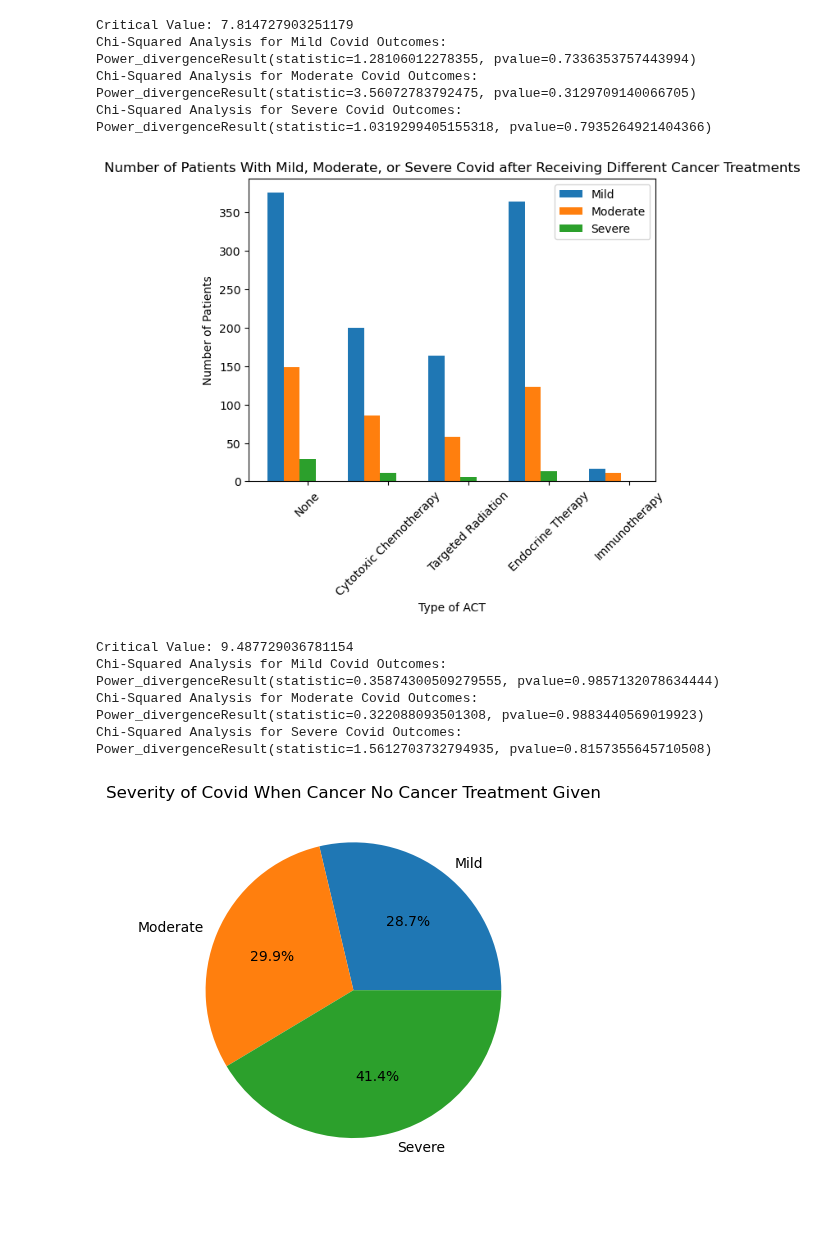
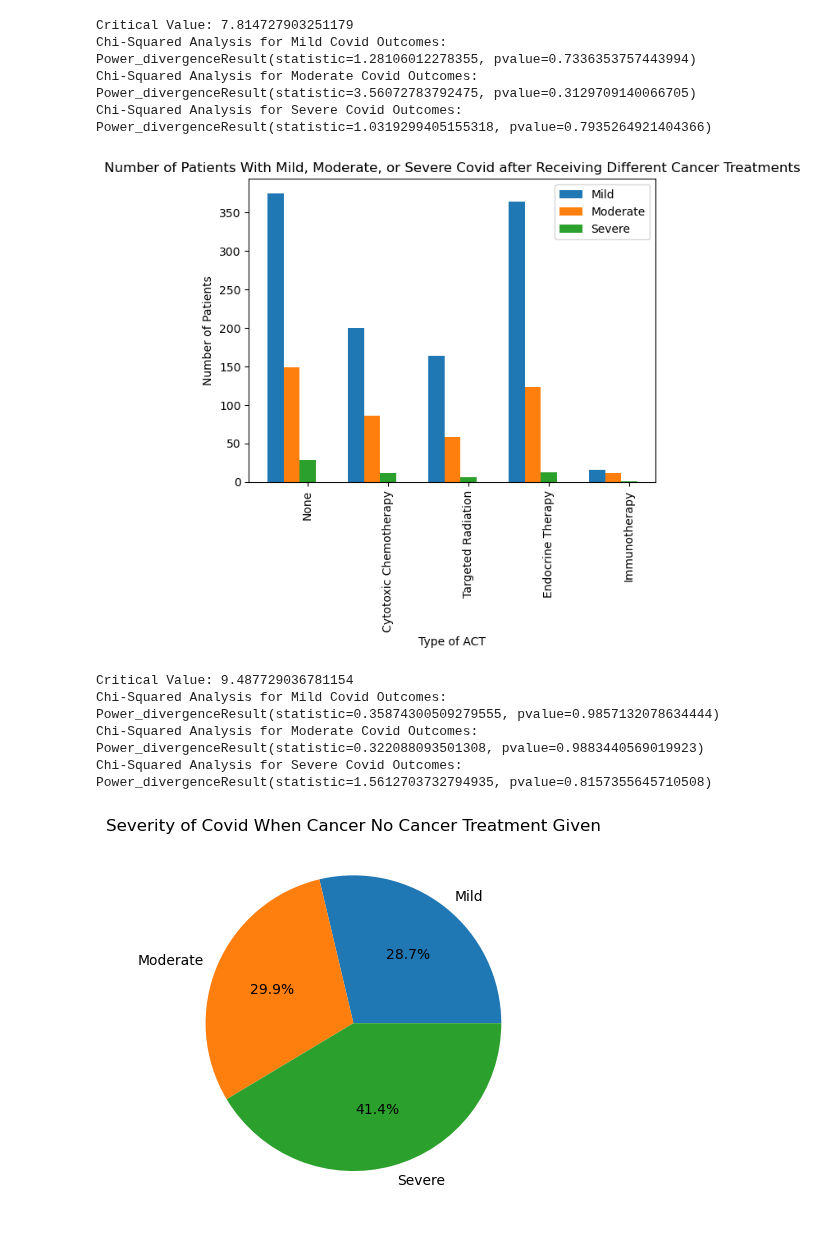
Before and after one commit to HSaleem352/Bootcamp-Project1, a Jupyter notebook: data_cleaning_afr.ipynb, the cells around one changed output. Drawn from its saved outputs; the diff is of its cells as text; code cells hidden in the pictures.

```diff
--- a/data_cleaning_afr.ipynb
+++ b/data_cleaning_afr.ipynb
@@ -195,7 +195,7 @@ plt.bar(treatment_x_axis - 0.4, mild_treatment, 0.2, label = 'Mild')
 plt.bar(treatment_x_axis - 0.2, mod_treatment, 0.2, label = 'Moderate')
 plt.bar(treatment_x_axis + 0, sev_treatment, 0.2, label = "Severe")
 
-plt.xticks(treatment_x_axis, treatment_bar_x_values, rotation=45)
+plt.xticks(treatment_x_axis, treatment_bar_x_values, rotation=90)
 plt.xlabel("Type of ACT")
 plt.ylabel("Number of Patients")
 plt.title("Number of Patients With Mild, Moderate, or Severe Covid after Receiving Different Cancer Treatments")
@@ -228,34 +228,34 @@ sev_endo_prop = sev_endo/mod_total
 sev_immuno_prop = sev_immuno/mod_total
 
 # Calculate Expected and Observed Values and Put Into List
 mild_treatment_stats = [mild_none_prop, mild_cyto_prop, mild_targeted_prop, mild_endo_prop, mild_immuno_prop]
 mild_treatment_expected = (mild_none_prop+mild_cyto_prop+mild_targeted_prop+mild_endo_prop+mild_immuno_prop)/5
 mild_treatment_exp = [mild_treatment_expected, mild_treatment_expected, mild_treatment_expected, mild_treatment_expected, mild_treatment_expected]
 
 mod_treatment_stats = [mod_none_prop, mod_cyto_prop, mod_targeted_prop, mod_endo_prop, mod_immuno_prop]
 mod_treatment_expected = (mod_none_prop+mod_cyto_prop+mod_targeted_prop+mod_endo_prop+mod_immuno_prop)/5
 mod_treatment_exp = [mod_treatment_expected, mod_treatment_expected, mod_treatment_expected, mod_treatment_expected, mod_treatment_expected]
 
 sev_treatment_stats = [sev_none_prop, sev_cyto_prop, sev_targeted_prop, sev_endo_prop, sev_immuno_prop]
 sev_treatment_expected = (sev_none_prop+sev_cyto_prop+sev_targeted_prop+sev_endo_prop+sev_immuno_prop)/5
 sev_treatment_exp = [sev_treatment_expected, sev_treatment_expected, sev_treatment_expected, sev_treatment_expected, sev_treatment_expected]
 
 # Critical value
 treatment_crit_val=st.chi2.ppf(q=0.95, df=4)
 
 # Chi square analysis
 mild_treatment_chi=st.chisquare(mild_treatment_stats, mild_treatment_exp)
 mod_treatment_chi=st.chisquare(mod_treatment_stats, mod_treatment_exp)
 sev_treatment_chi=st.chisquare(sev_treatment_stats, sev_treatment_exp)
 
 
 # Print everything
 print("Critical Value: " + str(treatment_crit_val))
 print("Chi-Squared Analysis for Mild Covid Outcomes: " + str(mild_treatment_chi))
 print("Chi-Squared Analysis for Moderate Covid Outcomes: " + str(mod_treatment_chi))
 print("Chi-Squared Analysis for Severe Covid Outcomes: " + str(sev_treatment_chi))
 # %% [output]
-[figure, old version]
+[figure, new version]
 Critical Value: 9.487729036781154
 Chi-Squared Analysis for Mild Covid Outcomes: Power_divergenceResult(statistic=0.35874300509279555, pvalue=0.9857132078634444)
 Chi-Squared Analysis for Moderate Covid Outcomes: Power_divergenceResult(statistic=0.322088093501308, pvalue=0.9883440569019923)
```
